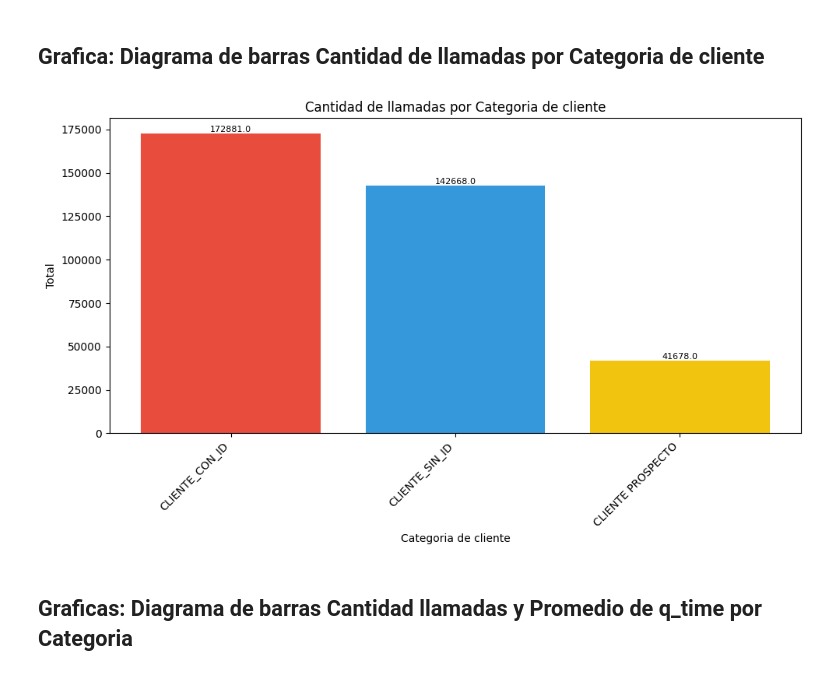
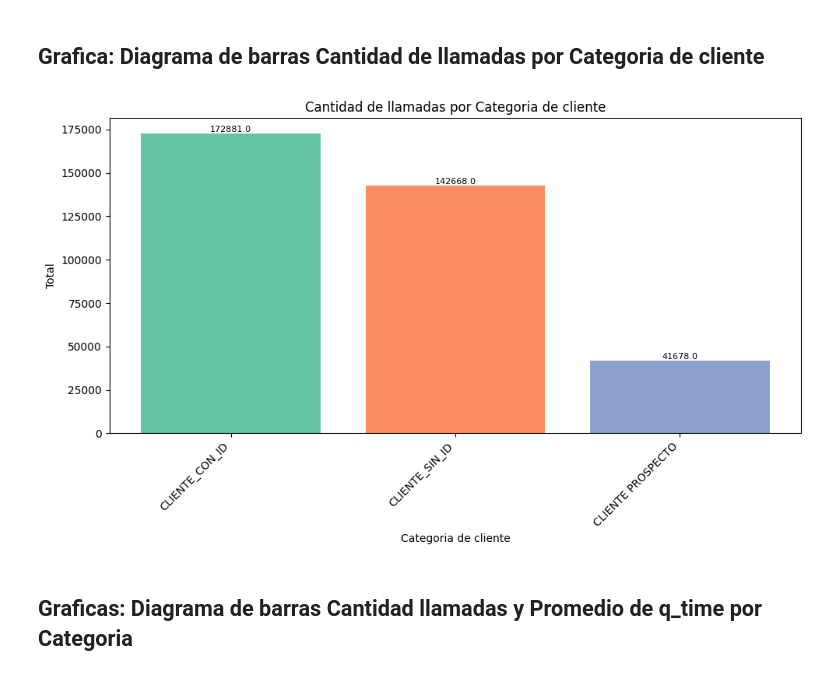
Before and after one commit to juangarcesco/metricas-call-canter, a Jupyter notebook: PRUEBA_CALL_CENTER.ipynb, the cells around one changed output. Drawn from its saved outputs; the diff is of its cells as text; code cells hidden in the pictures.

```diff
--- a/PRUEBA_CALL_CENTER.ipynb
+++ b/PRUEBA_CALL_CENTER.ipynb
@@ -1815,8 +1822,8 @@ dtype: float64
 # %% [markdown]
 ### Tabla dataframe de numero y porcentajes de clientes por categoria
 # %%
-not_result_df = pd.DataFrame({'Total': desglose_total_categoria_no_abandona , 'Porcentaje': desglose_porcentaje_categoria_no_abandona})
-not_result_df
+tabla_numero_porcentajes_clientes_categoria = pd.DataFrame({'Total': desglose_total_categoria_no_abandona , 'Porcentaje': desglose_porcentaje_categoria_no_abandona})
+tabla_numero_porcentajes_clientes_categoria
 # %% [output]
 |  | Total | Porcentaje |
 | CATEGORIA_CLIENTE |  |  |
@@ -1826,22 +1833,21 @@ not_result_df
 # %% [markdown]
 ## Grafica: Diagrama de barras Cantidad de llamadas por Categoria de cliente
 # %%
-paleta_de_colores = ['#E74C3C', '#3498DB', '#F1C40F', '#2ECC71', '#9B59B6','#FF0000']
-not_result_df_sorted = not_result_df.sort_values(by='Total', ascending=False)
+tabla_numero_porcentajes_clientes_categoria_sorted = tabla_numero_porcentajes_clientes_categoria.sort_values(by='Total', ascending=False)
 plt.figure(figsize=(10, 6))
-plt.bar(not_result_df_sorted.index, not_result_df_sorted['Total'], color=paleta_de_colores)
+plt.bar(tabla_numero_porcentajes_clientes_categoria_sorted.index, not_result_df_sorted['Total'], color=custom_palette)
 plt.xlabel('Categoria de cliente')
 plt.ylabel('Total')
 plt.title('Cantidad de llamadas por Categoria de cliente')
 for p in plt.gca().patches:
     plt.annotate(f'{p.get_height():.1f}', (p.get_x() + p.get_width() / 2., p.get_height()),
                  ha='center', va='bottom', fontsize=8)
 plt.xticks(rotation=45, ha='right')
 
 # Show plot
 plt.tight_layout()
 plt.show()
 # %% [output]
-[figure, old version]
+[figure, new version]
 # %% [markdown]
 ## Graficas: Diagrama de barras Cantidad llamadas y Promedio de q_time por Categoria
```
Also changed, not shown: parts of 54 cells of this notebook.
